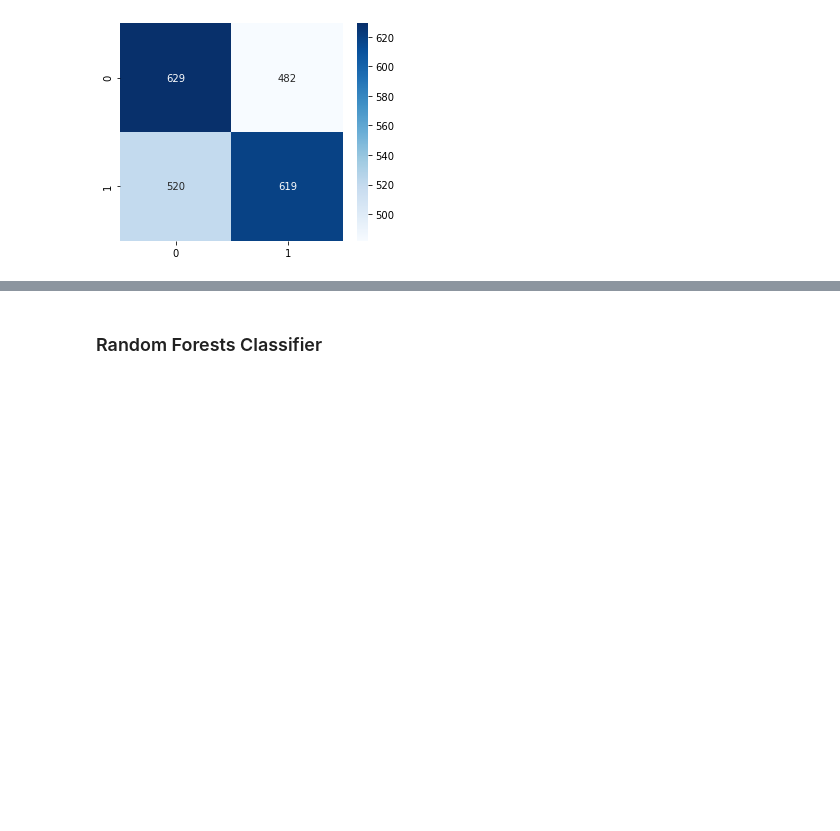
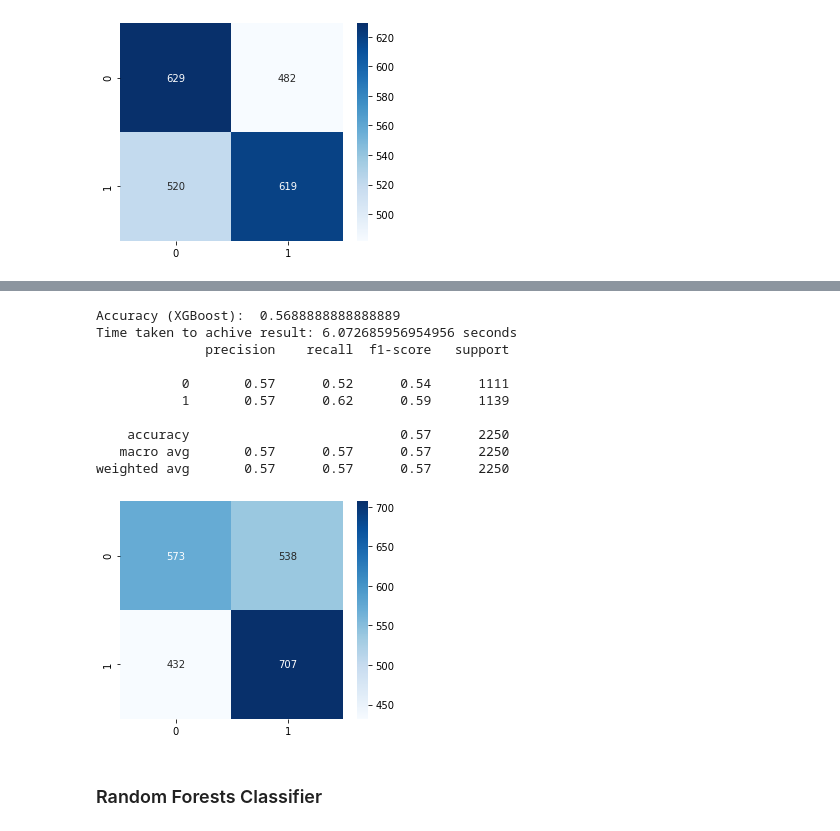
Before and after one commit to appeldaniel1998/Data-Visualization-Final-Project, a Jupyter notebook: Cats vs. Dogs.ipynb, the cells around one changed output, grey strips where cells are left out. Cells and saved outputs as stored; diff of their text form; code cells hidden in the pictures; blank space fills up the shorter version.

```diff
--- a/Cats vs. Dogs.ipynb
+++ b/Cats vs. Dogs.ipynb
@@ -382,3 +387,32 @@ weighted avg       0.55      0.55      0.55      2250
+# %%
+def gnb(X_train, y_train, X_test, y_test):
+    start_timeGaussianNB = time.time()
+    modelGNB = GaussianNB()
+    modelGNB.fit(X_train, y_train)
+    predictionsGNB = modelGNB.predict(X_test)
+    accuracyGNB = metrics.accuracy_score(y_test, predictionsGNB)
+    print("Accuracy (XGBoost): ", accuracyGNB)
+    timeGNB = time.time() - start_timeGaussianNB
+    print("Time taken to achive result: %s seconds" % (timeGNB))
+
+    plt.figure(figsize=(5,4))
+    print(classification_report(y_test, predictionsGNB))
+    sns.heatmap(confusion_matrix(y_test, predictionsGNB), cmap = "Blues", annot=True, fmt = '.0f')
+    return modelGNB, predictionsGNB, accuracyGNB, timeGNB
+
+modelGNB, predictionsGNB, accuracyGNB, timeGNB = gnb(X_train, y_train, X_test, y_test)
+# %% [output]
+Accuracy (XGBoost):  0.5688888888888889
+Time taken to achive result: 6.072685956954956 seconds
+              precision    recall  f1-score   support
+
+           0       0.57      0.52      0.54      1111
+           1       0.57      0.62      0.59      1139
+
+    accuracy                           0.57      2250
+   macro avg       0.57      0.57      0.57      2250
+weighted avg       0.57      0.57      0.57      2250
+[figure, added]
 # %% [markdown]
 ### Random Forests Classifier
 # %% [markdown]
```
Also changed, not shown: parts of 6 cells of this notebook.
